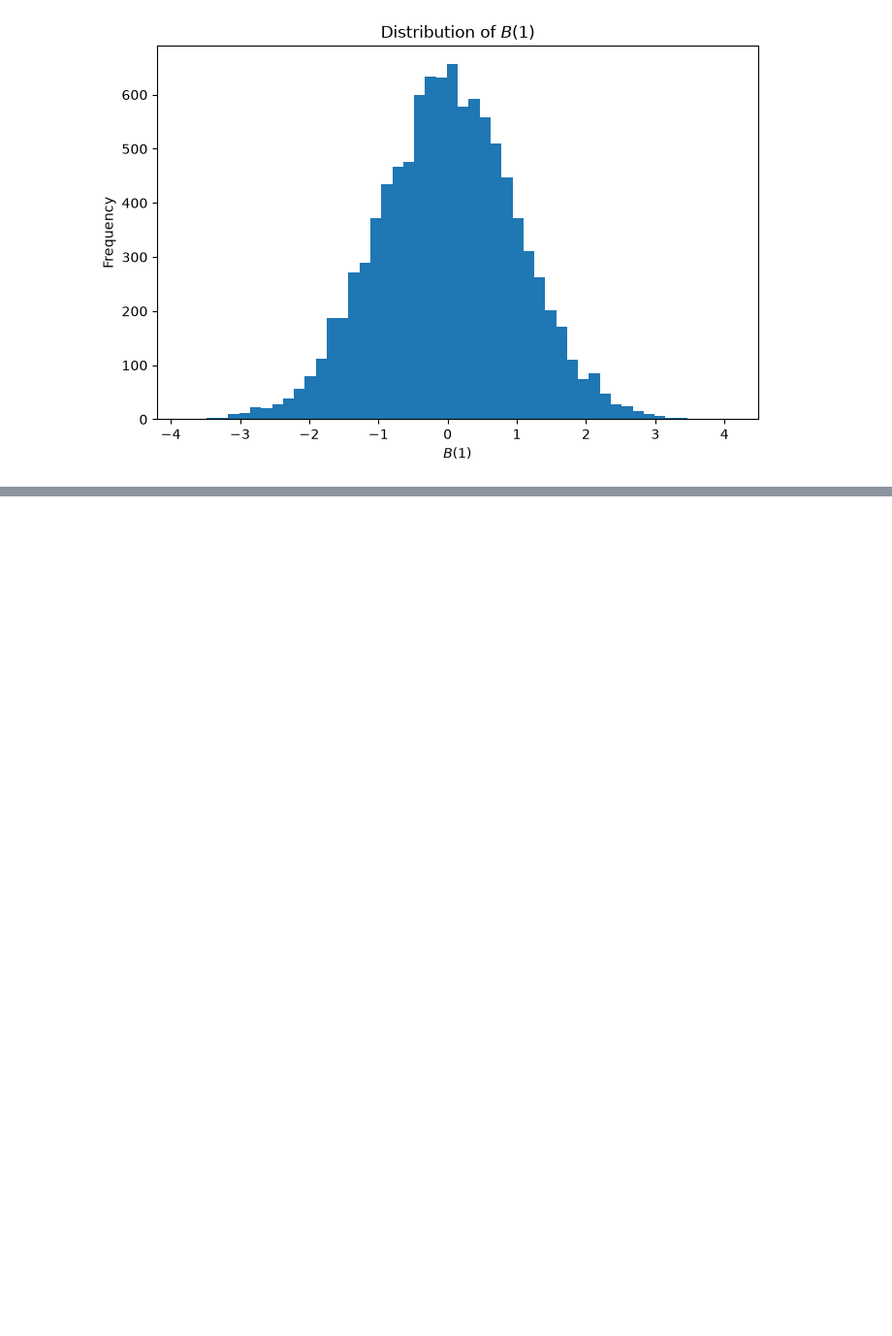
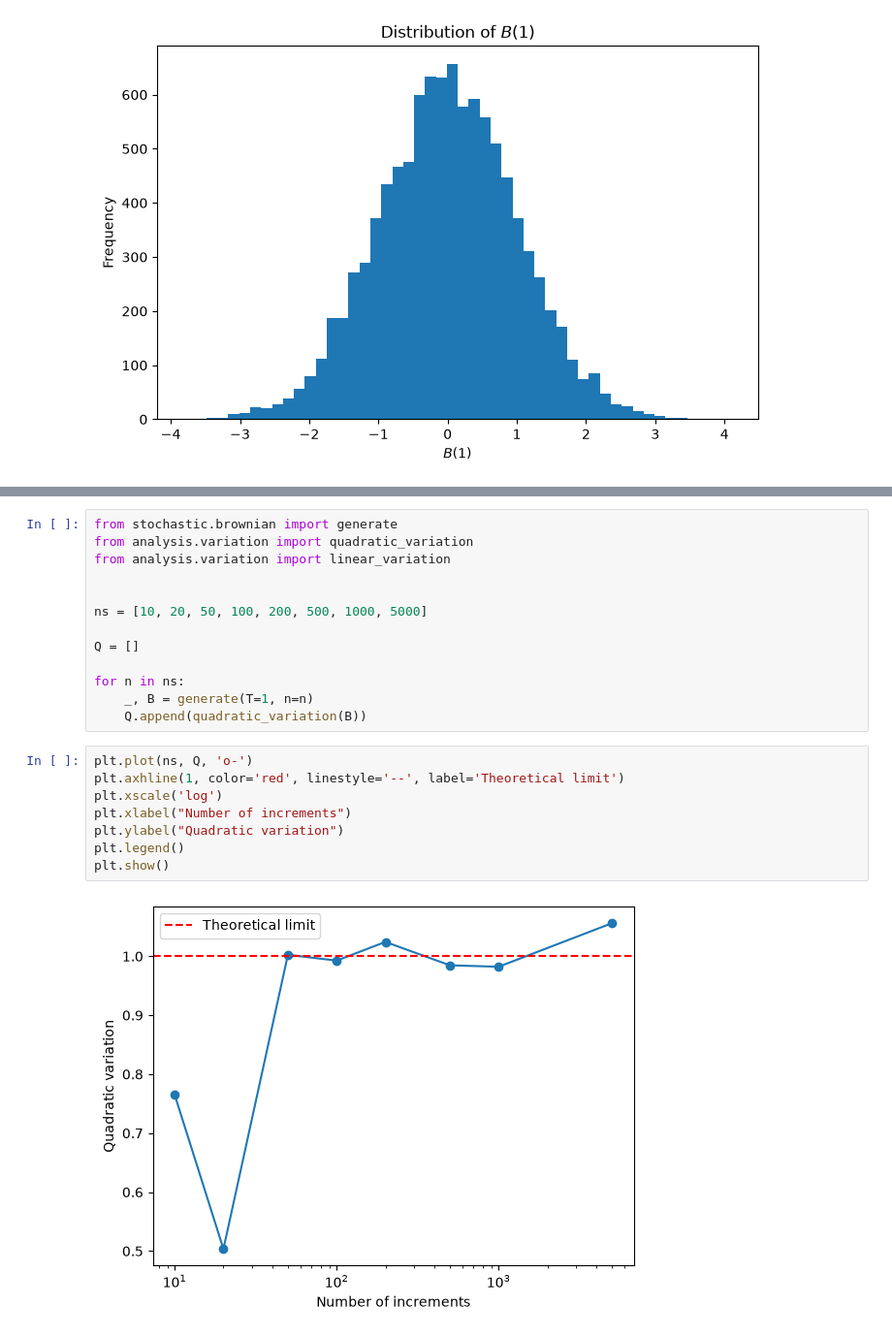
Before and after one commit to nanxij/surim-brownian-exploration, a Jupyter notebook: notebooks/week2.ipynb, the cells around one changed output, grey strips where cells are left out. Shown at 97% size. Saved outputs shown, nothing was run; the diff lists cells and outputs as text; blank space fills up the shorter version.

```diff
--- a/notebooks/week2.ipynb
+++ b/notebooks/week2.ipynb
@@ -71,0 +78,23 @@ plt.show()
+# %%
+from stochastic.brownian import generate
+from analysis.variation import quadratic_variation
+from analysis.variation import linear_variation
+
+
+ns = [10, 20, 50, 100, 200, 500, 1000, 5000]
+
+Q = []
+
+for n in ns:
+    _, B = generate(T=1, n=n)
+    Q.append(quadratic_variation(B))
+# %%
+plt.plot(ns, Q, 'o-')
+plt.axhline(1, color='red', linestyle='--', label='Theoretical limit')
+plt.xscale('log')
+plt.xlabel("Number of increments")
+plt.ylabel("Quadratic variation")
+plt.legend()
+plt.show()
+# %% [output]
+[figure, added]
```
Also changed, not shown: parts of 2 cells of this notebook, 1 other file.
